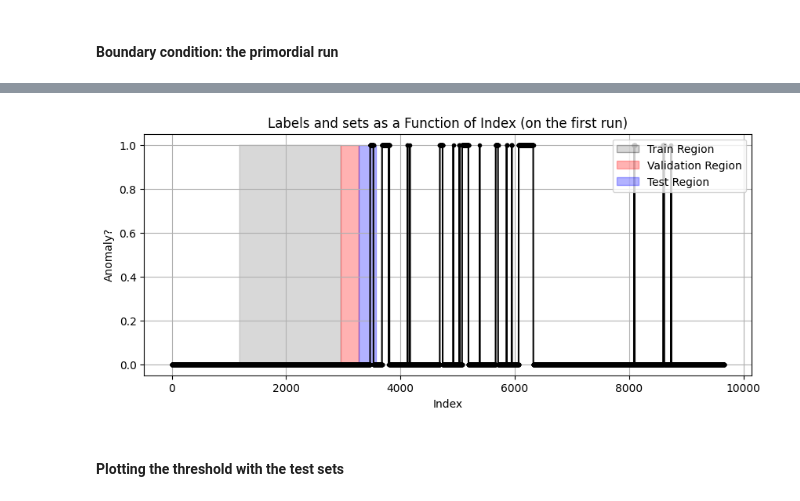
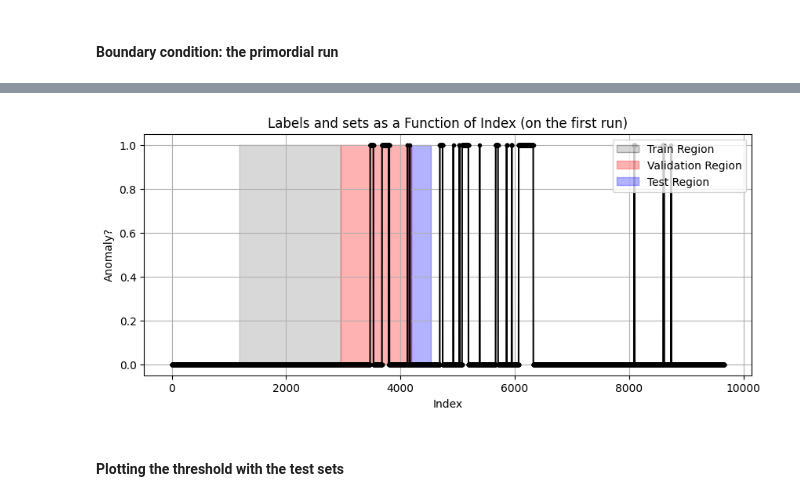
Before and after one commit to joaotiago-dias/metro_porto, a Jupyter notebook: Porto_SAE_window_v3.ipynb, the cells around one changed output, grey strips where cells are left out. Cells and saved outputs as stored; diff of their text form; code cells hidden in the pictures.

```diff
--- a/Porto_SAE_window_v3.ipynb
+++ b/Porto_SAE_window_v3.ipynb
@@ -307,24 +332,24 @@ pred_aux: (array([ True]), array([303]))
 # %%
 labels_int = [int(label) for label in labels]
 
 # Plot the labels as a function of the index
 plt.figure(figsize=(10, 4))
 plt.plot(labels_int, '.-', color='black', label='Labels')
 plt.fill_between(range(len(labels)), 0, 1, where=(np.arange(len(labels)) >= index_mar) & (np.arange(len(labels)) < index_apr), color='gray', alpha=0.3)
-plt.fill_between(range(len(labels)), 0, 1, where=(np.arange(len(labels)) >= index_apr) & (np.arange(len(labels)) < last_test_index), color='red', alpha=0.3)
-plt.fill_between(range(len(labels)), 0, 1, where=(np.arange(len(labels)) >= last_test_index)& (np.arange(len(labels)) < last_test_index_2), color='blue', alpha=0.3)
+plt.fill_between(range(len(labels)), 0, 1, where=(np.arange(len(labels)) >= index_apr) & (np.arange(len(labels)) < index_mai), color='red', alpha=0.3)
+plt.fill_between(range(len(labels)), 0, 1, where=(np.arange(len(labels)) >= index_mai)& (np.arange(len(labels)) < last_test_index), color='blue', alpha=0.3)
 legend_elements = [Patch(facecolor='gray', edgecolor='black', alpha=0.3, label='Train Region'),
                    Patch(facecolor='red', edgecolor='r', alpha=0.3, label='Validation Region'),
                    Patch(facecolor='blue', edgecolor='b', alpha=0.3, label='Test Region')]
 plt.legend(handles=legend_elements, loc='upper right')
 
 plt.xlabel('Index')
 plt.ylabel('Anomaly?')
 plt.title('Labels and sets as a Function of Index (on the first run)')
 plt.grid(True)
 plt.show()
 # %% [output]
-[figure, old version]
+[figure, new version]
 # %% [markdown]
 #### Plotting the threshold with the test sets
 # %%
```
Also changed, not shown: parts of 12 cells of this notebook, 1 other file.
